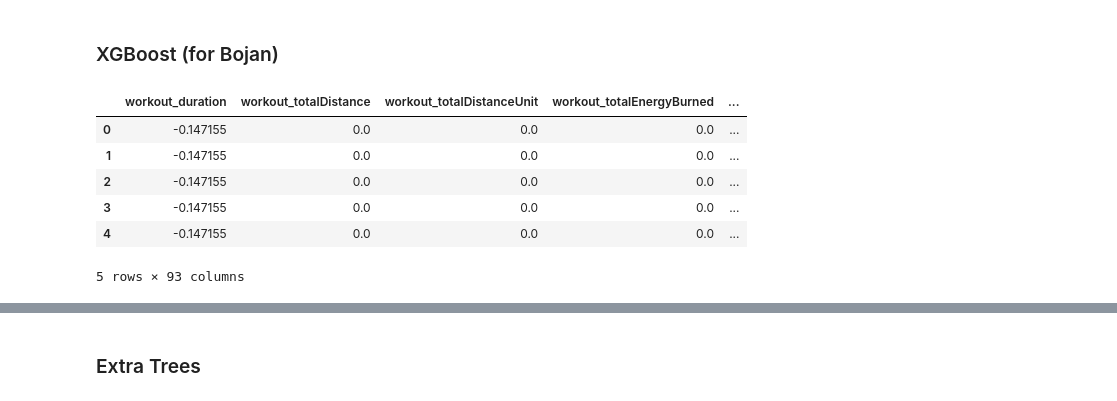
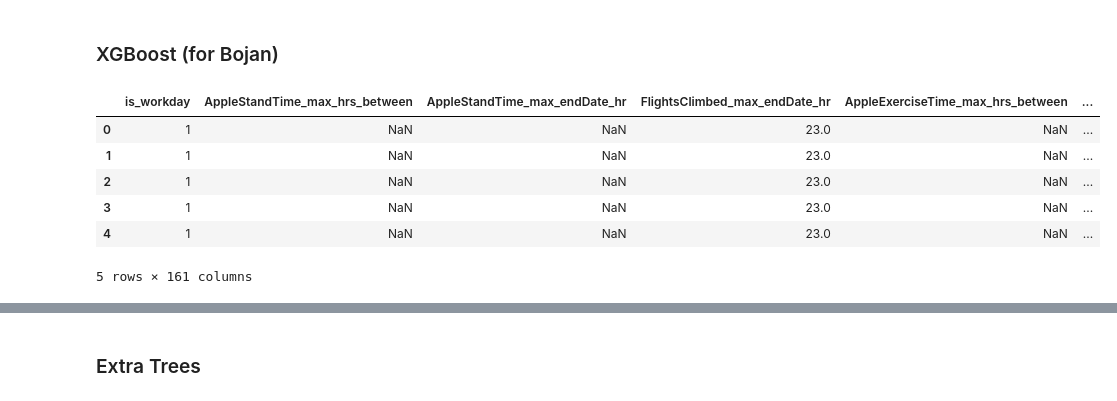
Before and after one commit to ds-sebastian/pog4-sleep-kaggle, a Jupyter notebook: stacks_on_stacks_on_stacks.ipynb, the cells around one changed output, grey strips where cells are left out. Drawn from its saved outputs; the diff is of its cells as text; code cells hidden in the pictures.

```diff
--- a/stacks_on_stacks_on_stacks.ipynb
+++ b/stacks_on_stacks_on_stacks.ipynb
@@ -453,15 +602,15 @@ INFO - Creating interactions...
 # data.train_test_split()
 # data.preprocess_data()
 # %%
-data.X_train.head()
+data.X.head()
 # %% [output]
-|  | workout_duration | workout_totalDistance | workout_totalDistanceUnit | workout_totalEnergyBurned | ... |
-| 0 | -0.147155 | 0.0 | 0.0 | 0.0 | ... |
-| 1 | -0.147155 | 0.0 | 0.0 | 0.0 | ... |
-| 2 | -0.147155 | 0.0 | 0.0 | 0.0 | ... |
-| 3 | -0.147155 | 0.0 | 0.0 | 0.0 | ... |
-| 4 | -0.147155 | 0.0 | 0.0 | 0.0 | ... |
+|  | is_workday | AppleStandTime_max_hrs_between | AppleStandTime_max_endDate_hr | FlightsClimbed_max_endDate_hr | AppleExerciseTime_max_hrs_between | ... |
+| 0 | 1 | NaN | NaN | 23.0 | NaN | ... |
+| 1 | 1 | NaN | NaN | 23.0 | NaN | ... |
+| 2 | 1 | NaN | NaN | 23.0 | NaN | ... |
+| 3 | 1 | NaN | NaN | 23.0 | NaN | ... |
+| 4 | 1 | NaN | NaN | 23.0 | NaN | ... |
-5 rows × 93 columns
+5 rows × 161 columns
 # %%
 import json
 
```
Also changed, not shown: parts of 37 cells of this notebook, 19 other files.
